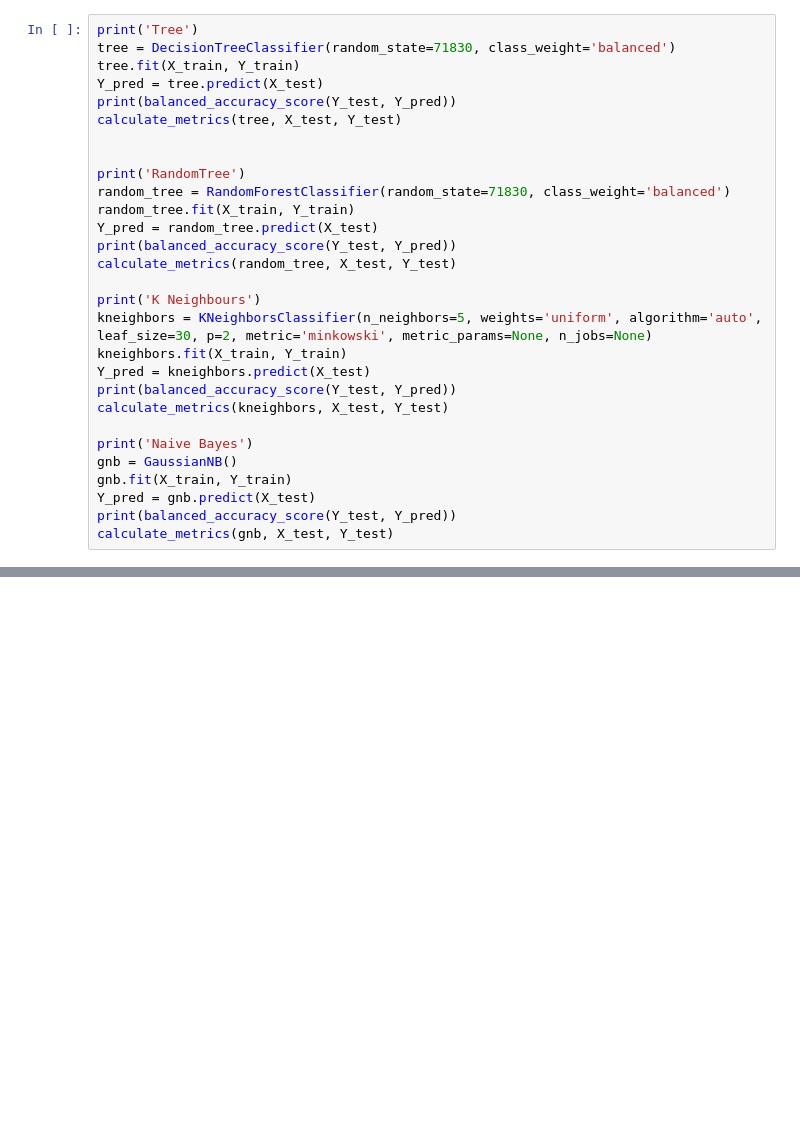
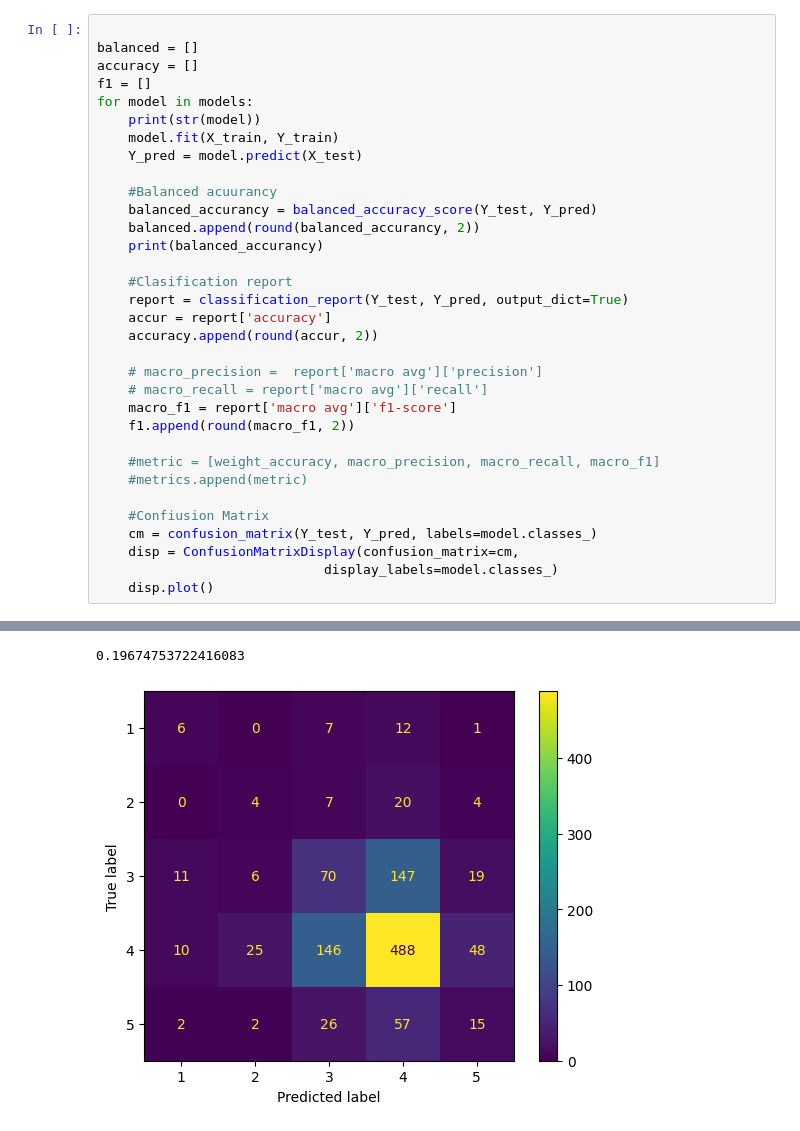
Before and after one commit to kniewiarowska/MS-machine-learing, a Jupyter notebook: MGR.ipynb, the cells around one changed output, grey strips where cells are left out. Drawn from its saved outputs; the diff is of its cells as text; blank space fills up the shorter version.

```diff
--- a/MGR.ipynb
+++ b/MGR.ipynb
@@ -94,30 +134,34 @@ freq         95895
 # %%
-print('Tree')
-tree = DecisionTreeClassifier(random_state=71830, class_weight='balanced')
-tree.fit(X_train, Y_train)
-Y_pred = tree.predict(X_test)
-print(balanced_accuracy_score(Y_test, Y_pred))
-calculate_metrics(tree, X_test, Y_test)
 
+balanced = []
+accuracy = []
+f1 = []
+for model in models:
+    print(str(model))
+    model.fit(X_train, Y_train)
+    Y_pred = model.predict(X_test)
 
-print('RandomTree')
-random_tree = RandomForestClassifier(random_state=71830, class_weight='balanced')
-random_tree.fit(X_train, Y_train)
-Y_pred = random_tree.predict(X_test)
-print(balanced_accuracy_score(Y_test, Y_pred))
-calculate_metrics(random_tree, X_test, Y_test)
+    #Balanced acuurancy
+    balanced_accurancy = balanced_accuracy_score(Y_test, Y_pred)
+    balanced.append(round(balanced_accurancy, 2))
+    print(balanced_accurancy)
 
-print('K Neighbours')
-kneighbors = KNeighborsClassifier(n_neighbors=5, weights='uniform', algorithm='auto', leaf_size=30, p=2, metric='minkowski', metric_params=None, n_jobs=None)
-kneighbors.fit(X_train, Y_train)
-Y_pred = kneighbors.predict(X_test)
-print(balanced_accuracy_score(Y_test, Y_pred))
-calculate_metrics(kneighbors, X_test, Y_test)
+    #Clasification report
+    report = classification_report(Y_test, Y_pred, output_dict=True)
+    accur = report['accuracy']
+    accuracy.append(round(accur, 2))
 
-print('Naive Bayes')
-gnb = GaussianNB()
-gnb.fit(X_train, Y_train)
-Y_pred = gnb.predict(X_test)
-print(balanced_accuracy_score(Y_test, Y_pred))
-calculate_metrics(gnb, X_test, Y_test)
+    # macro_precision =  report['macro avg']['precision']
+    # macro_recall = report['macro avg']['recall']
+    macro_f1 = report['macro avg']['f1-score']
+    f1.append(round(macro_f1, 2))
+
+    #metric = [weight_accuracy, macro_precision, macro_recall, macro_f1]
+    #metrics.append(metric)
+
+    #Confiusion Matrix
+    cm = confusion_matrix(Y_test, Y_pred, labels=model.classes_)
+    disp = ConfusionMatrixDisplay(confusion_matrix=cm,
+                             display_labels=model.classes_)
+    disp.plot()
 # %% [output]
@@ -140,0 +177,2 @@ weighted avg       0.48      0.67      0.56    112115
+0.19674753722416083
+[figure, added]
```
Also changed, not shown: parts of 17 cells of this notebook, 24 other files.
